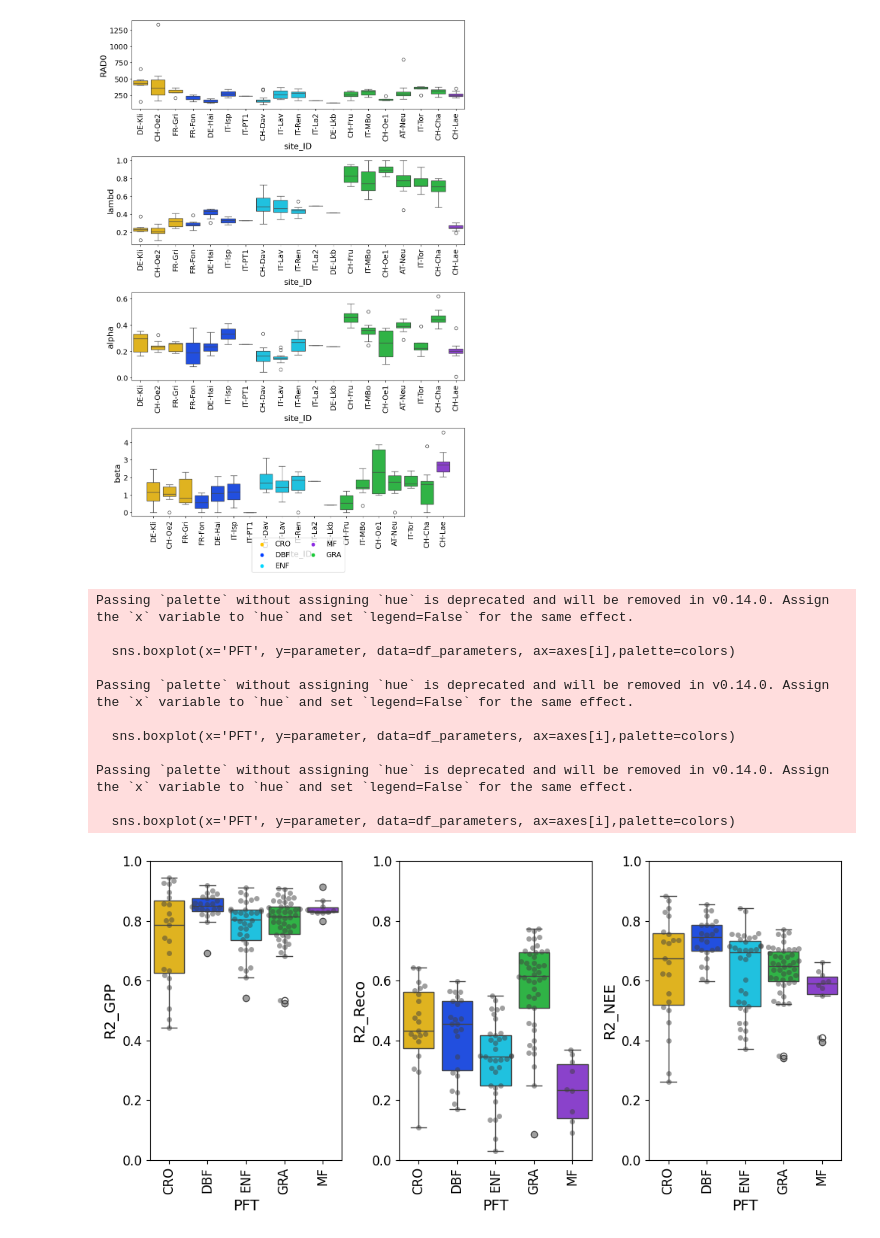
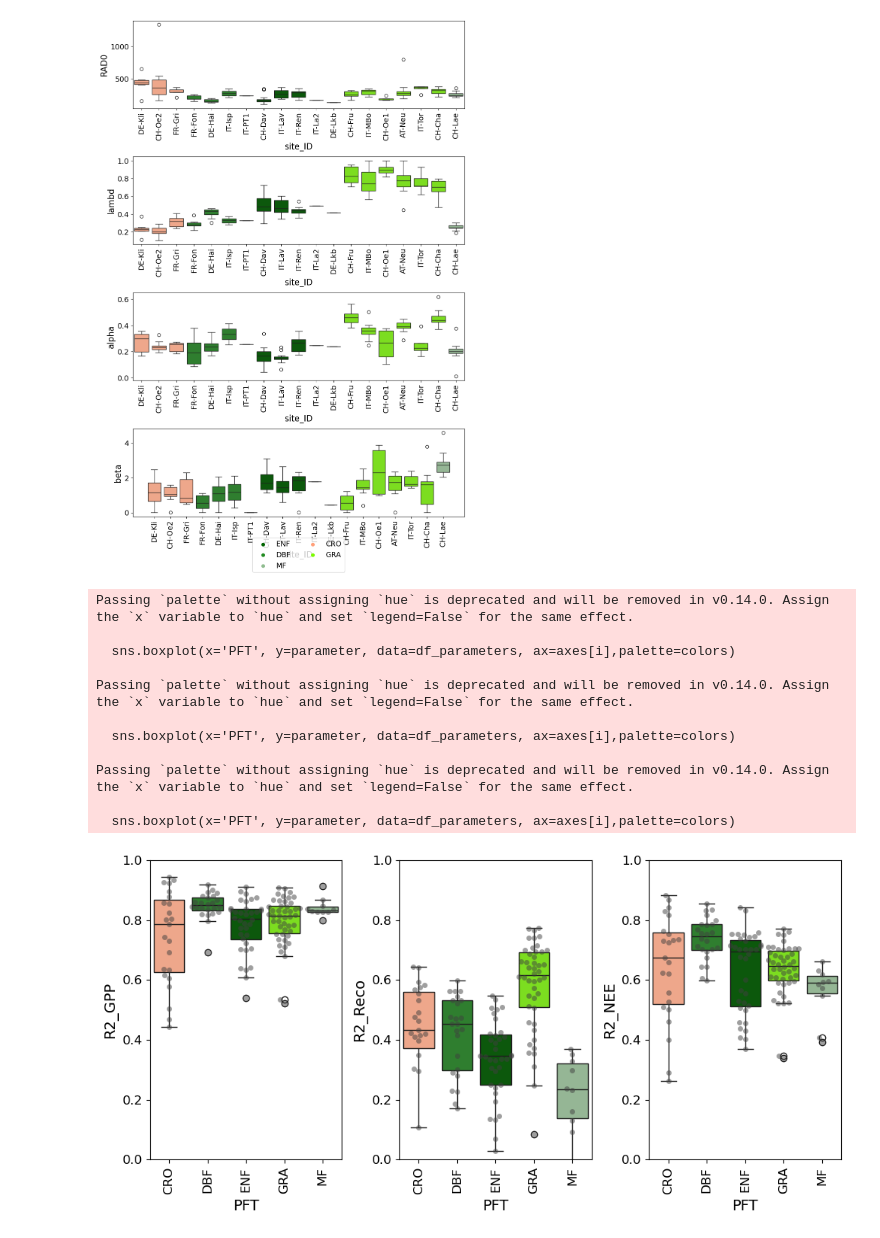
Before and after one commit to mareitzef/VPRM_tools, a Jupyter notebook: plots_for_VPRM_from_excel.ipynb, the cells around one changed output. Cells and saved outputs as stored; diff of their text form; code cells hidden in the pictures.

```diff
--- a/plots_for_VPRM_from_excel.ipynb
+++ b/plots_for_VPRM_from_excel.ipynb
@@ -33,6 +33,7 @@ for CO2_parametrization in ["old"]: # "migli","old","new"
         # base_path = "/home/madse/Downloads/Fluxnet_Data/all_tuned_params/" + run_ID
         # print(f"processing {run_ID}")
         base_path = "/scratch/c7071034/DATA/Fluxnet2015/Alps/"
+        plot_path = "/home/c707/c7071034/Github/WRF_VPRM_post/plots"
 
         if CO2_parametrization == "migli":
             print(f"for CO2_parametrization of Migliavacca")
@@ -84,23 +85,19 @@ for CO2_parametrization in ["old"]: # "migli","old","new"
         #         data = pd.read_excel(file_path)
         #         df_parameters = pd.concat([df_parameters, data], axis=0)
 
-        sns.color_palette('bright')
-        # import matplotlib.pyplot as plt
-        # import numpy as np
-        # import seaborn as sns
 
         df_parameters_nn = df_parameters.copy()
         df_parameters_nn = df_parameters_nn.dropna()
         font_size = 12
-        color_palette = sns.color_palette('bright')
+        custom_colors = ["#006400", "#228B22", "#8FBC8F", "#A0522D",
+                 "#FFD700", "#FFA07A", "#7CFC00", "#808080"]  # Added gray for "Others"
         pft_colors = {
-            'CRO': color_palette[8],
-            'DBF': color_palette[0],
-            'ENF': color_palette[9],
-            'MF': color_palette[4],
-            'GRA': color_palette[2],
-            # 'SHB': color_palette[7],
-            # 'WET': color_palette[3]
+
+            'ENF': "#006400",
+            'DBF':  "#228B22",
+            'MF': "#8FBC8F",
+            'CRO':  "#FFA07A",
+            'GRA':  "#7CFC00",
         }
         df_parameters_nn = df_parameters_nn[df_parameters_nn["Topt"] < 1 ]
 
@@ -119,14 +116,14 @@ for CO2_parametrization in ["old"]: # "migli","old","new"
 
         font_size = 12
         plt.figure(figsize=(8, 6))
-        plt.scatter(df_parameters["T_mean"], df_parameters["Topt"], alpha=0.5, c=df_parameters["PFT"].map(pft_colors))
+        plt.scatter(df_parameters["T_mean"], df_parameters["Topt"], alpha=1, c=df_parameters["PFT"].map(pft_colors))
         coefficients = np.polyfit(df_parameters["T_mean"], df_parameters["Topt"], 1)
         poly = np.poly1d(coefficients)
         plt.plot(df_parameters["T_mean"], poly(df_parameters["T_mean"]), color='red', label=f'y = {coefficients[0]:.2f}x + {coefficients[1]:.2f}')
         equation_regression = f'y = {coefficients[0]:.2f}x + {coefficients[1]:.2f}'
         equation_normal = 'y = x'
-        plt.xlabel(r'$T_{\mathrm{mean}}$',fontsize=font_size+2)
-        plt.ylabel(r'$T_{\mathrm{opt}}$',fontsize=font_size+2)
+        plt.xlabel(r'$T_{\mathrm{mean}}$ [°C]',fontsize=font_size+2)
+        plt.ylabel(r'$T_{\mathrm{opt}}$ [°C]',fontsize=font_size+2)
         plt.xticks(fontsize=font_size)
         plt.yticks(fontsize=font_size)
         plt.grid(True)
@@ -137,7 +134,7 @@ for CO2_parametrization in ["old"]: # "migli","old","new"
         plt.legend(fontsize=font_size)
         plt.tight_layout()
         plt.savefig(
-            base_path
+            plot_path
             + "/regression_Topt_vs_Tmean_"
             + CO2_parametrization
             + "_"
@@ -150,8 +147,9 @@ for CO2_parametrization in ["old"]: # "migli","old","new"
 
 
 
+
         plt.figure(figsize=(8, 6))
-        plt.scatter(df_parameters["T_max"].dropna(), df_parameters["Topt"].dropna(), alpha=0.5, c=df_parameters["PFT"].map(pft_colors))
+        plt.scatter(df_parameters["T_max"].dropna(), df_parameters["Topt"].dropna(), alpha=1, c=df_parameters["PFT"].map(pft_colors))
         coefficients = np.polyfit(df_parameters["T_max"], df_parameters["Topt"], 1)
         poly = np.poly1d(coefficients)
         plt.plot(df_parameters["T_max"], poly(df_parameters["T_max"]), color='red', label=f'y = {coefficients[0]:.2f}x + {coefficients[1]:.2f}')
@@ -216,7 +214,6 @@ for CO2_parametrization in ["old"]: # "migli","old","new"
         # Define the color palette and the PFT color mapping
 
         df_parameters.sort_values(by="PFT", inplace=True)
-        color_palette = sns.color_palette('bright')
         # Create a list of colors for the boxplot based on the sorted PFTs
         pft_order = df_parameters['PFT'].unique()
         colors = [pft_colors[pft] for pft in pft_order]
@@ -252,7 +249,7 @@ for CO2_parametrization in ["old"]: # "migli","old","new"
 
         plt.tight_layout()
         plt.savefig(
-            base_path
+            plot_path
             + "/boxplot_PFTs_"
             + CO2_parametrization
             + "_"
@@ -281,8 +278,6 @@ for CO2_parametrization in ["old"]: # "migli","old","new"
 
         for i, parameter in enumerate(parameters_to_plot):
             sns.boxplot(x='site_ID', y=parameter, data=df_parameters, ax=axes[i], palette=site_colors)
-            #sns.swarmplot(x='site_ID', y=parameter, data=df_parameters, color="0.15", alpha=0.5, ax=axes[i])
-            # axes[i].set_title(f'{parameter} by site_ID', fontsize=font_size+2, weight='bold')
             axes[i].set_xlabel('site_ID', fontsize=font_size+2)
             axes[i].set_ylabel(parameter, fontsize=font_size+2)
             axes[i].tick_params(axis='x', rotation=90)
@@ -300,7 +295,7 @@ for CO2_parametrization in ["old"]: # "migli","old","new"
 
         plt.tight_layout()
         plt.savefig(
-            base_path +
+            plot_path +
             "/boxplot_siteIDs_"
             + CO2_parametrization
             + "_"
@@ -383,7 +378,7 @@ for CO2_parametrization in ["old"]: # "migli","old","new"
 
         plt.tight_layout()
         plt.savefig(
-            base_path +
+            plot_path +
             "/boxplot_R2_RMSE_"
             + CO2_parametrization
             + "_"
@@ -420,13 +415,13 @@ Passing `palette` without assigning `hue` is deprecated and will be removed in v
-[figure, old version]
+[figure, new version]
 Passing `palette` without assigning `hue` is deprecated and will be removed in v0.14.0. Assign the `x` variable to `hue` and set `legend=False` for the same effect.
 
   sns.boxplot(x='PFT', y=parameter, data=df_parameters, ax=axes[i],palette=colors)
 
 Passing `palette` without assigning `hue` is deprecated and will be removed in v0.14.0. Assign the `x` variable to `hue` and set `legend=False` for the same effect.
 
   sns.boxplot(x='PFT', y=parameter, data=df_parameters, ax=axes[i],palette=colors)
 
 Passing `palette` without assigning `hue` is deprecated and will be removed in v0.14.0. Assign the `x` variable to `hue` and set `legend=False` for the same effect.
 
   sns.boxplot(x='PFT', y=parameter, data=df_parameters, ax=axes[i],palette=colors)
-[figure, old version]
+[figure, new version]
```
Also changed, not shown: parts of 1 cell of this notebook, 1 other file.
